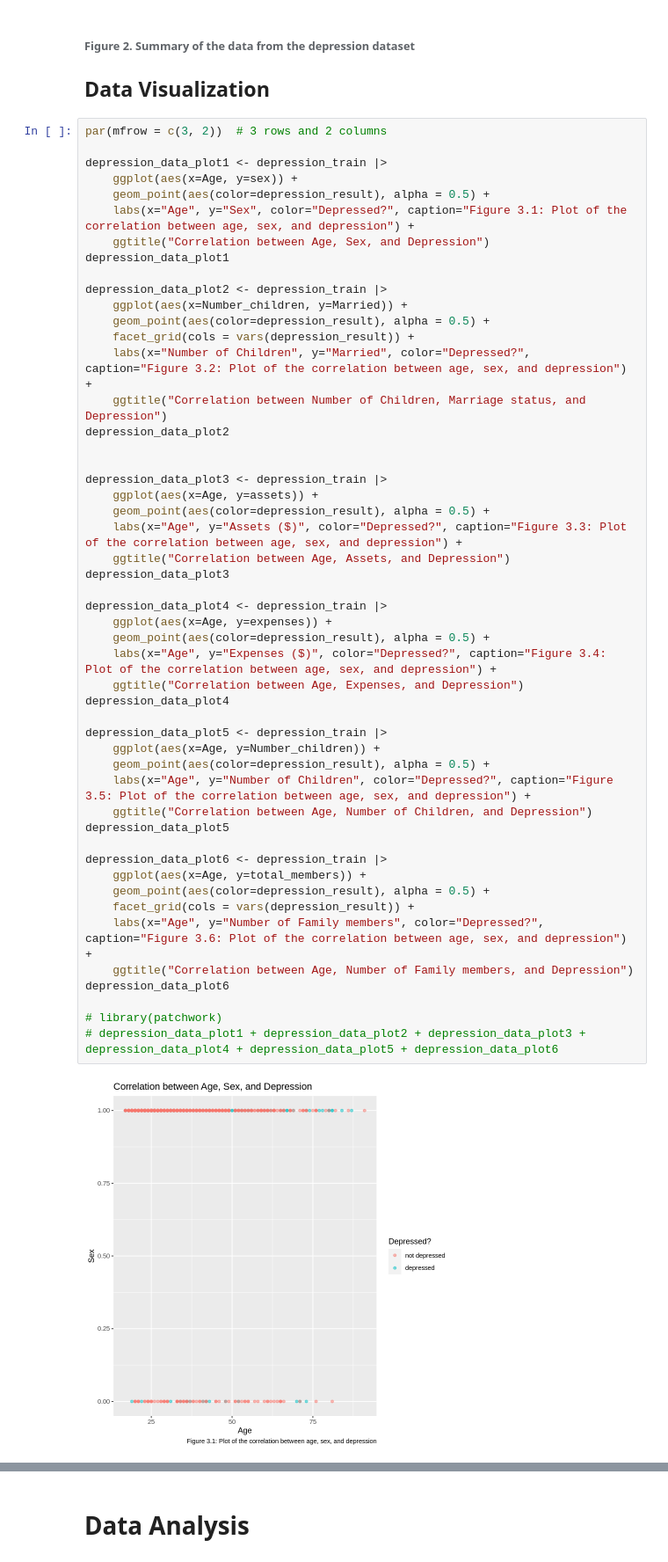
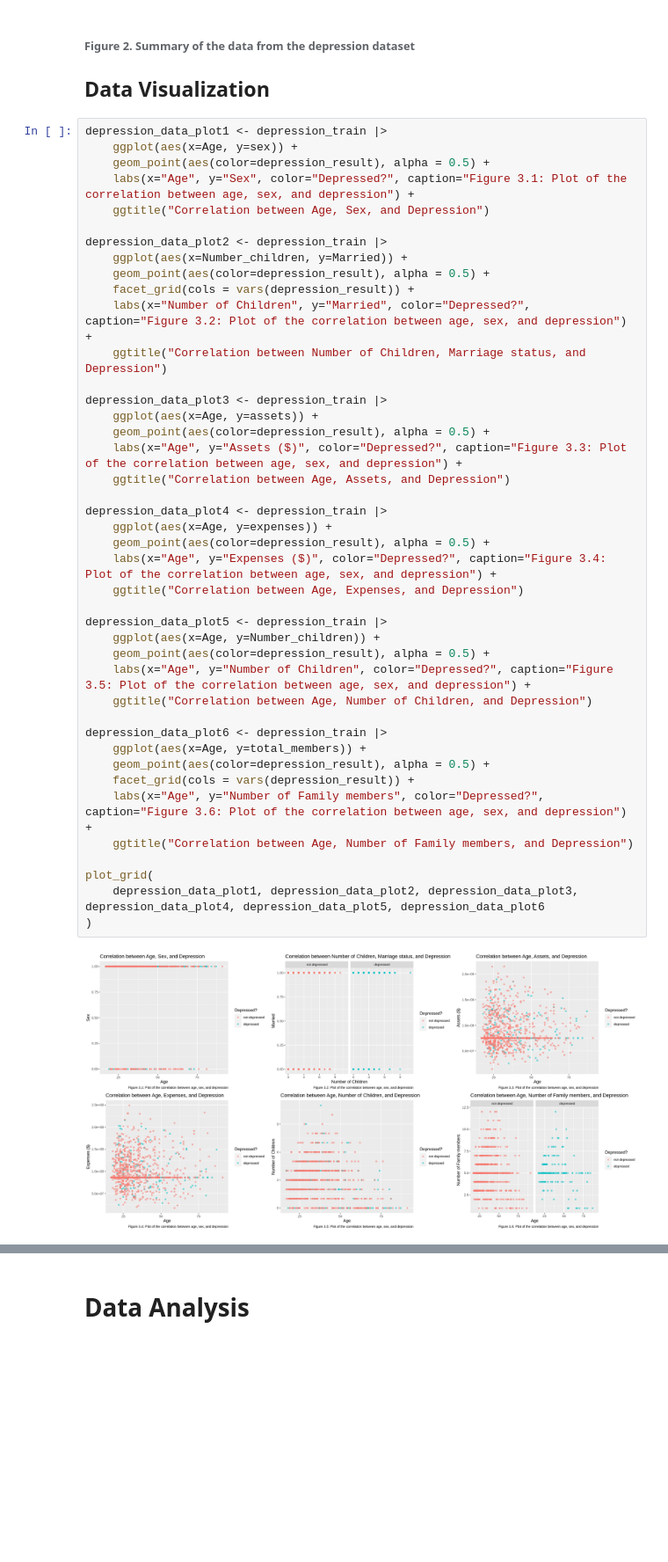
Before and after one commit to DonaldKLee/DSCI-100-Group-Project, a Jupyter notebook: main.ipynb, the cells around one changed output, grey strips where cells are left out. Shown: that part at 88% size. Cells and saved outputs as stored; diff of their text form; blank space fills up the shorter version.

```diff
--- a/main.ipynb
+++ b/main.ipynb
@@ -118,14 +99,11 @@ A tibble: 2 × 9
 
 ## Data Visualization
 # %%
-par(mfrow = c(3, 2))  # 3 rows and 2 columns
-
 depression_data_plot1 <- depression_train |>
     ggplot(aes(x=Age, y=sex)) +
     geom_point(aes(color=depression_result), alpha = 0.5) +
     labs(x="Age", y="Sex", color="Depressed?", caption="Figure 3.1: Plot of the correlation between age, sex, and depression") +
     ggtitle("Correlation between Age, Sex, and Depression")
-depression_data_plot1
 
 depression_data_plot2 <- depression_train |>
     ggplot(aes(x=Number_children, y=Married)) +
@@ -133,39 +111,34 @@ depression_data_plot2 <- depression_train |>
     facet_grid(cols = vars(depression_result)) +
     labs(x="Number of Children", y="Married", color="Depressed?", caption="Figure 3.2: Plot of the correlation between age, sex, and depression") +
     ggtitle("Correlation between Number of Children, Marriage status, and Depression")
-depression_data_plot2
-
 
 depression_data_plot3 <- depression_train |>
     ggplot(aes(x=Age, y=assets)) +
     geom_point(aes(color=depression_result), alpha = 0.5) +
     labs(x="Age", y="Assets ($)", color="Depressed?", caption="Figure 3.3: Plot of the correlation between age, sex, and depression") +
     ggtitle("Correlation between Age, Assets, and Depression")
-depression_data_plot3
 
 depression_data_plot4 <- depression_train |>
     ggplot(aes(x=Age, y=expenses)) +
     geom_point(aes(color=depression_result), alpha = 0.5) +
     labs(x="Age", y="Expenses ($)", color="Depressed?", caption="Figure 3.4: Plot of the correlation between age, sex, and depression") +
     ggtitle("Correlation between Age, Expenses, and Depression")
-depression_data_plot4
 
 depression_data_plot5 <- depression_train |>
     ggplot(aes(x=Age, y=Number_children)) +
     geom_point(aes(color=depression_result), alpha = 0.5) +
     labs(x="Age", y="Number of Children", color="Depressed?", caption="Figure 3.5: Plot of the correlation between age, sex, and depression") +
     ggtitle("Correlation between Age, Number of Children, and Depression")
-depression_data_plot5
 
 depression_data_plot6 <- depression_train |>
     ggplot(aes(x=Age, y=total_members)) +
     geom_point(aes(color=depression_result), alpha = 0.5) +
     facet_grid(cols = vars(depression_result)) +
     labs(x="Age", y="Number of Family members", color="Depressed?", caption="Figure 3.6: Plot of the correlation between age, sex, and depression") +
     ggtitle("Correlation between Age, Number of Family members, and Depression")
-depression_data_plot6
 
-# library(patchwork)
-# depression_data_plot1 + depression_data_plot2 + depression_data_plot3 + depression_data_plot4 + depression_data_plot5 + depression_data_plot6
+plot_grid(
+    depression_data_plot1, depression_data_plot2, depression_data_plot3, depression_data_plot4, depression_data_plot5, depression_data_plot6
+)
 # %% [output]
-[figure, old version]
+[figure, new version]
```
Also changed, not shown: parts of 15 cells of this notebook.
